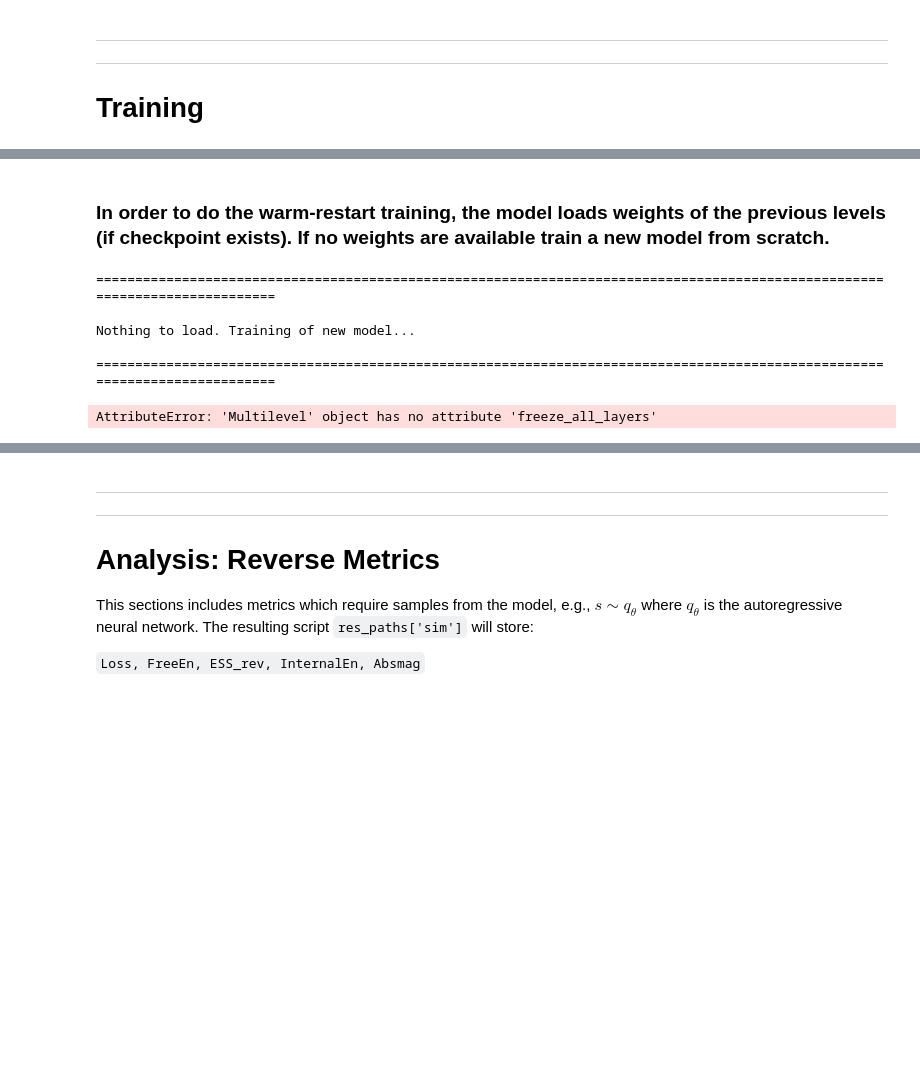
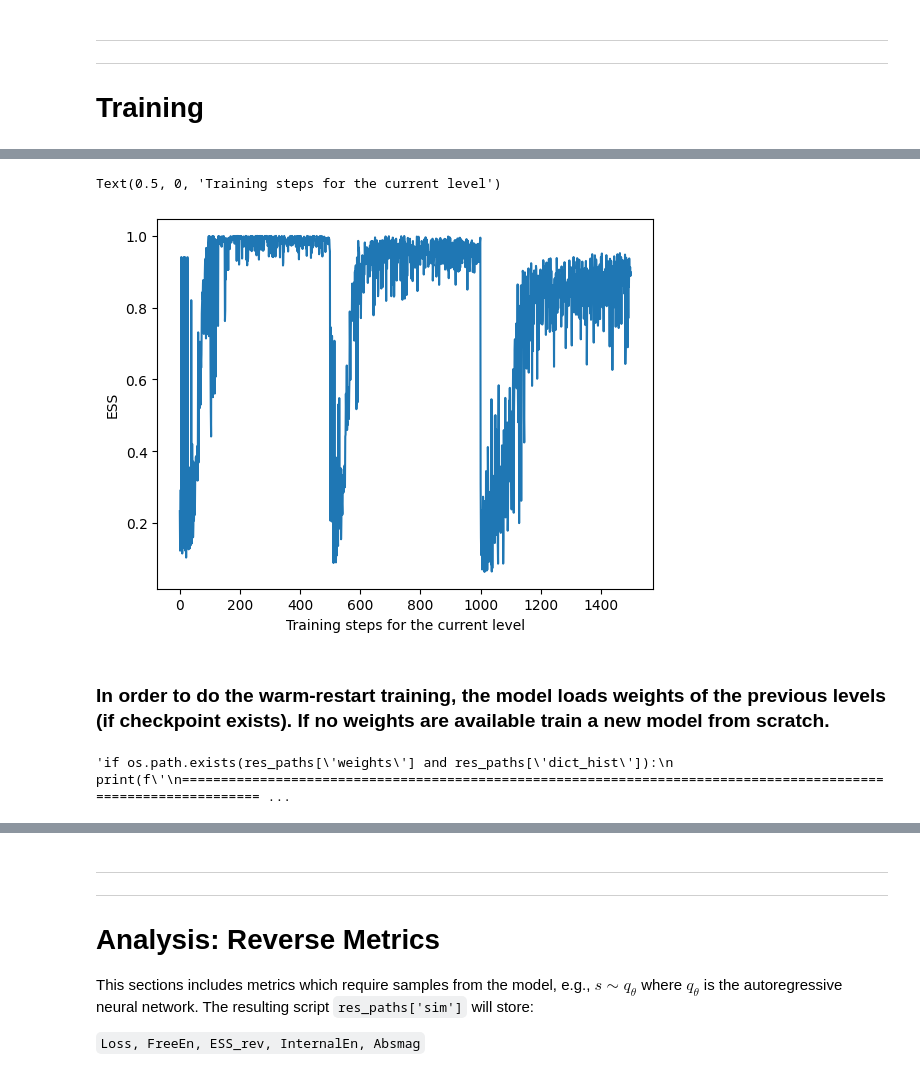
Before and after one commit to mlneuralsampler/multilevel, a Jupyter notebook: examples/multilevel.ipynb, the cells around one changed output, grey strips where cells are left out. Saved outputs shown, nothing was run; the diff lists cells and outputs as text; code cells hidden in the pictures; blank space fills up the shorter version.

```diff
--- a/examples/multilevel.ipynb
+++ b/examples/multilevel.ipynb
@@ -129,7 +131,7 @@ h_path = lc_path + '_history.log' # Path to Training history
 ## Dict of paths to store different results
 
 res_paths = {
-    'weights': main_path+ 'model/'+ model_id +'.chckpnt', # models' weights
+    'weights': main_path+ 'model/'+ model_id +'.pth', # models' weights
     'sim' : main_path + 'results/' + model_id + '_measures.log',  # Simulations logging
     'sim_md' : main_path + 'results/' + model_id + '_measures_modedrop.log',  # Simulations mode dropping
     'cluster' : main_path + 'results/' + model_id + '_measuresCluster.log',  # Simulations
@@ -142,0 +147,24 @@ res_paths = {
+# %%
+res_paths['weights']= 'pd.pth'
+# %%
+ESS=[]
+for i in range(0,nlevels+1):
+    if i !=0:
+        saved_state_dict = torch.load(res_paths['weights'])
+        model.load_state_dict(saved_state_dict, strict=True)
+    model = NeuralVANMultilevel_block_wise(
+        Lc,
+        van_hyp,
+        block_net_hyp,
+        i,
+        hb_last,
+        ising_energy,
+        local_ising_energy,
+        beta,
+        device
+        )
+
+    history=model.train(500, bs, lr, print_freq, h_path, flex_kernel=True, on_file=True)
+
+    torch.save(model.state_dict(),res_paths['weights'])
+    ESS+=history['ESS']
@@ -143,7 +210,14 @@ res_paths = {
+# %%
+plt.plot(np.asarray(ESS))
+plt.ylabel('ESS')
+plt.xlabel('Training steps for the current level')
+# %% [output]
+Text(0.5, 0, 'Training steps for the current level')
+[figure, added]
 # %% [markdown]
 ### In order to do the warm-restart training, the model loads weights of the previous levels (if checkpoint exists). If no weights are available train a new model from scratch.
 # %%
-if os.path.exists(res_paths['weights'] and res_paths['dict_hist']):
+'''if os.path.exists(res_paths['weights'] and res_paths['dict_hist']):
     print(f'\n============================================================================================================================\n')
     print(f"Loading model {res_paths['weights']}.")
     print(f'\n============================================================================================================================\n')
@@ -166,13 +240,9 @@ else:
     print(f'\n============================================================================================================================\n')
     print(f"Training successful!")
     print(f'\n============================================================================================================================\n')
+'''
 # %% [output]
-============================================================================================================================
-
-Nothing to load. Training of new model...
-
-============================================================================================================================
+'if os.path.exists(res_paths[\'weights\'] and res_paths[\'dict_hist\']):\n    print(f\'\n=============================================================================================================== ...
-AttributeError: 'Multilevel' object has no attribute 'freeze_all_layers'
 # %%
 bins = 10 # binning to plot training history.
 
```
Also changed, not shown: parts of 10 cells of this notebook, 1 other file.
